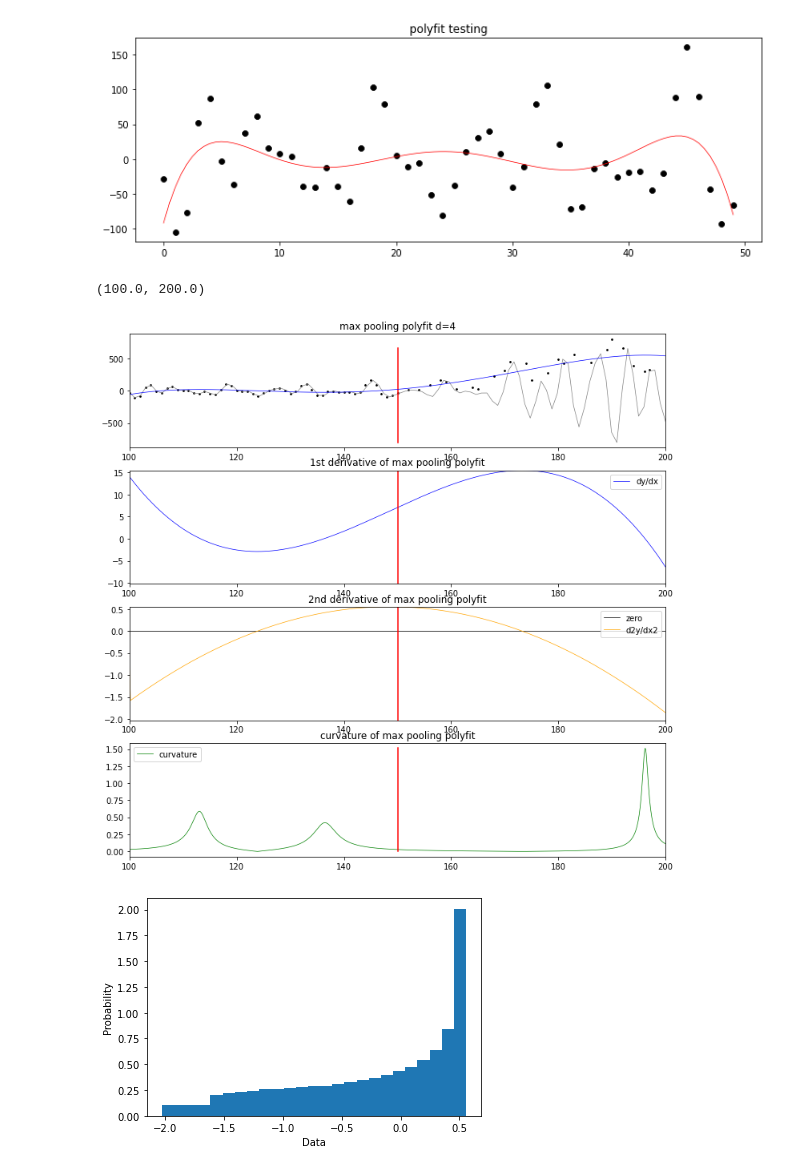
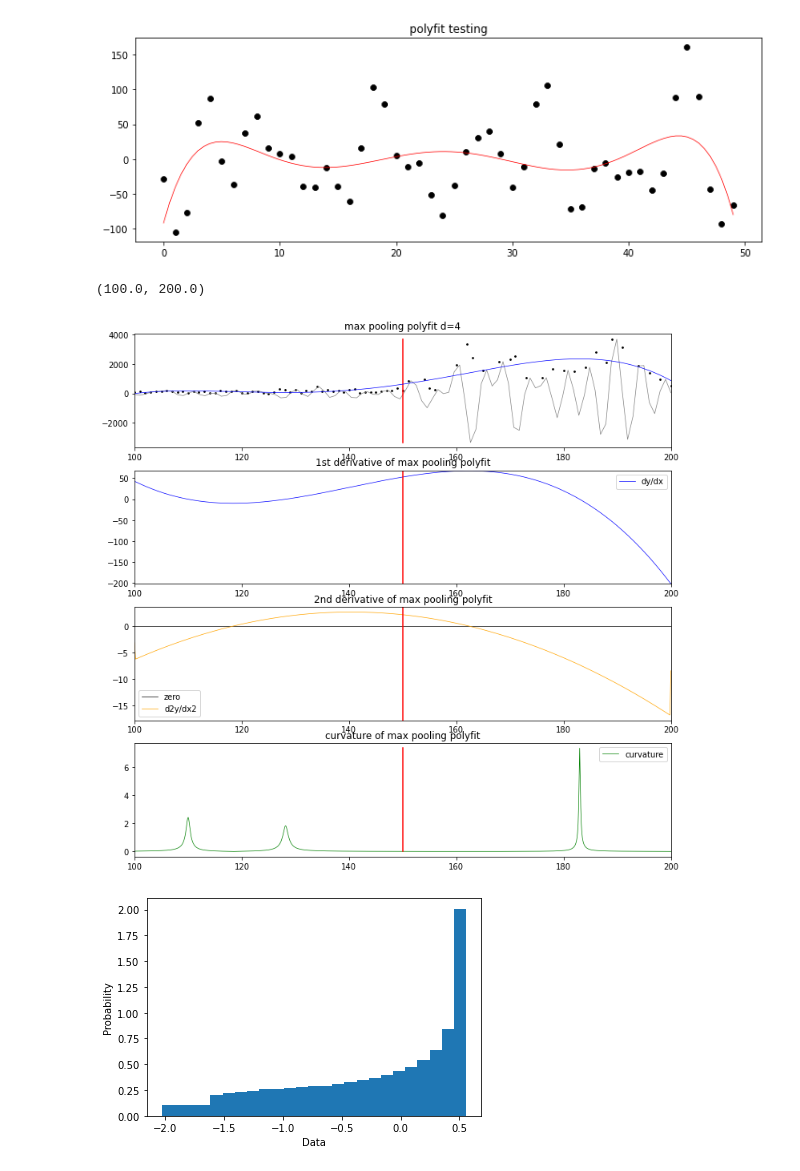
Before and after one commit to tjnewton/sigpig, a Jupyter notebook: examples/explore_Trace.ipynb, the cells around one changed output. Saved outputs shown, nothing was run; the diff lists cells and outputs as text; code cells hidden in the pictures.

Commit message:
test shape parameter implementation

```diff
--- a/examples/explore_Trace.ipynb
+++ b/examples/explore_Trace.ipynb
@@ -130,7 +130,7 @@ fig.tight_layout()
 # fig.savefig(f"event_picks.png", dpi=200)
 # %%
 # identify the trace to inspect as an index into event_stream
-index = 16 # test 0,2,16,20
+index = 0 # test 0,2,16,20
 trace = event_stream[index].copy()
 # identify the pick time associated with this trace
 pick_time_DT = event[index]['time'] # UTCDateTime object for operating on dates
@@ -309,38 +309,38 @@ ax[0].scatter(max_pool_indices, max_pool_amplitude, s=3, c="k")
 ax[0].plot(t, p(t), c="b", linewidth=0.7)
 # sex x_lim to + and - 0.2 seconds surrounding pick time
 ax[0].set_xlim([starting_array_index, ending_array_index])
 ax[0].set_title(f"max pooling polyfit d={polynomial_degree}")
 
 # plot first derivative
 ax[1].plot(t, dy, c='blue', linewidth=0.7, label='dy/dx')
 # plot the pick time
-ax[1].plot([pick_time_index, pick_time_index], [dy.min(), dy.max()], c="r")
+ax[1].plot([pick_time_index, pick_time_index], [dy.min() - 1, dy.max() + 1], c="r")
 ax[1].legend()
 ax[1].set_title("1st derivative of max pooling polyfit")
-ax[1].set_ylim([dy.min(), dy.max()])
+ax[1].set_ylim([dy.min() - 1, dy.max() + 1])
 ax[1].set_xlim([starting_array_index, ending_array_index])
 
 # plot zero line
 ax[2].plot([t[0], t[-1]], [0, 0], c='black', linewidth=0.7, label='zero')
 # plot second derivative
 ax[2].plot(t, d2y, c='orange', linewidth=0.7, label='d2y/dx2')
 # plot the pick time
-ax[2].plot([pick_time_index, pick_time_index], [d2y.min(), d2y.max()], c="r")
+ax[2].plot([pick_time_index, pick_time_index], [d2y.min() - 1, d2y.max() + 1], c="r")
 ax[2].legend()
 ax[2].set_title("2nd derivative of max pooling polyfit")
-ax[2].set_ylim([d2y.min(), d2y.max()])
+ax[2].set_ylim([d2y.min() - 1, d2y.max() + 1])
 ax[2].set_xlim([starting_array_index, ending_array_index])
 
 # plot the curvature
 ax[3].plot(t, curvature, c='green', linewidth=0.7, label='curvature')
 # plot the pick time
 ax[3].plot([pick_time_index, pick_time_index], [curvature.min(), curvature.max()], c="r")
 ax[3].legend()
 ax[3].set_title("curvature of max pooling polyfit")
 ax[3].set_xlim([starting_array_index, ending_array_index])
 # %% [output]
 (100.0, 200.0)
-[figure, old version]
+[figure, new version]
 # %%
 # plot histogram of d2y
 plt.hist(d2y, density=True, bins=25)  # density=False would make counts
```
Also changed, not shown: parts of 3 cells of this notebook.
